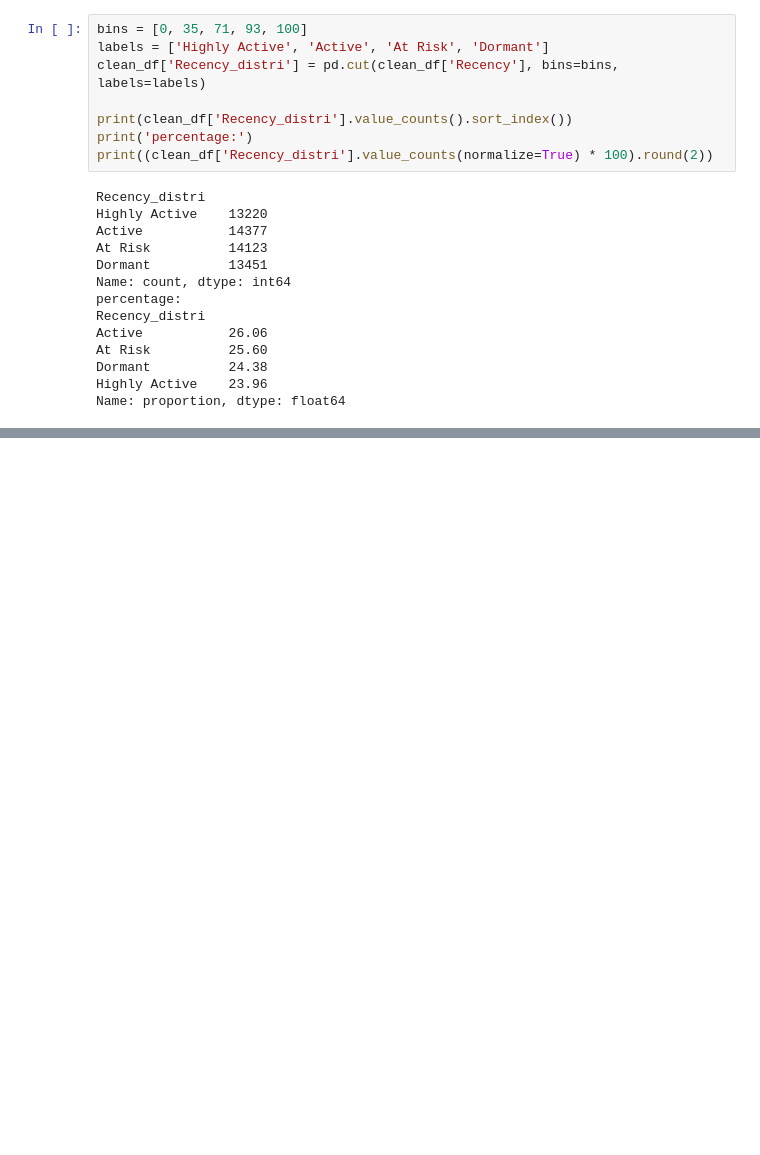
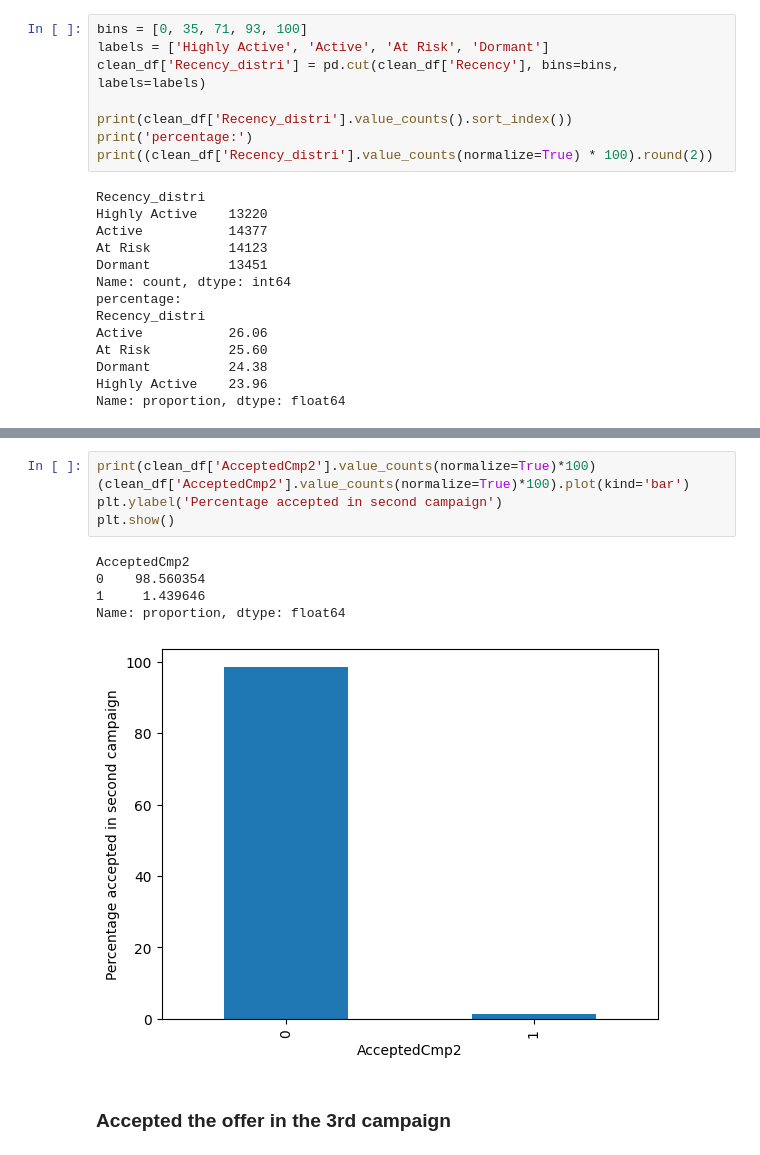
Before and after one commit to HamsavarthiniN/Marketing_campaign_analysis, a Jupyter notebook: EDA_univariate.ipynb, the cells around one changed output, grey strips where cells are left out. Cells and saved outputs as stored; diff of their text form; blank space fills up the shorter version.

```diff
--- a/EDA_univariate.ipynb
+++ b/EDA_univariate.ipynb
@@ -604,0 +636,13 @@ Name: proportion, dtype: float64
+# %%
+print(clean_df['AcceptedCmp2'].value_counts(normalize=True)*100)
+(clean_df['AcceptedCmp2'].value_counts(normalize=True)*100).plot(kind='bar')
+plt.ylabel('Percentage accepted in second campaign')
+plt.show()
+# %% [output]
+AcceptedCmp2
+0    98.560354
+1     1.439646
+Name: proportion, dtype: float64
+[figure, added]
+# %% [markdown]
+### Accepted the offer in the 3rd campaign
```
Also changed, not shown: parts of 20 cells of this notebook, 9 other files.
